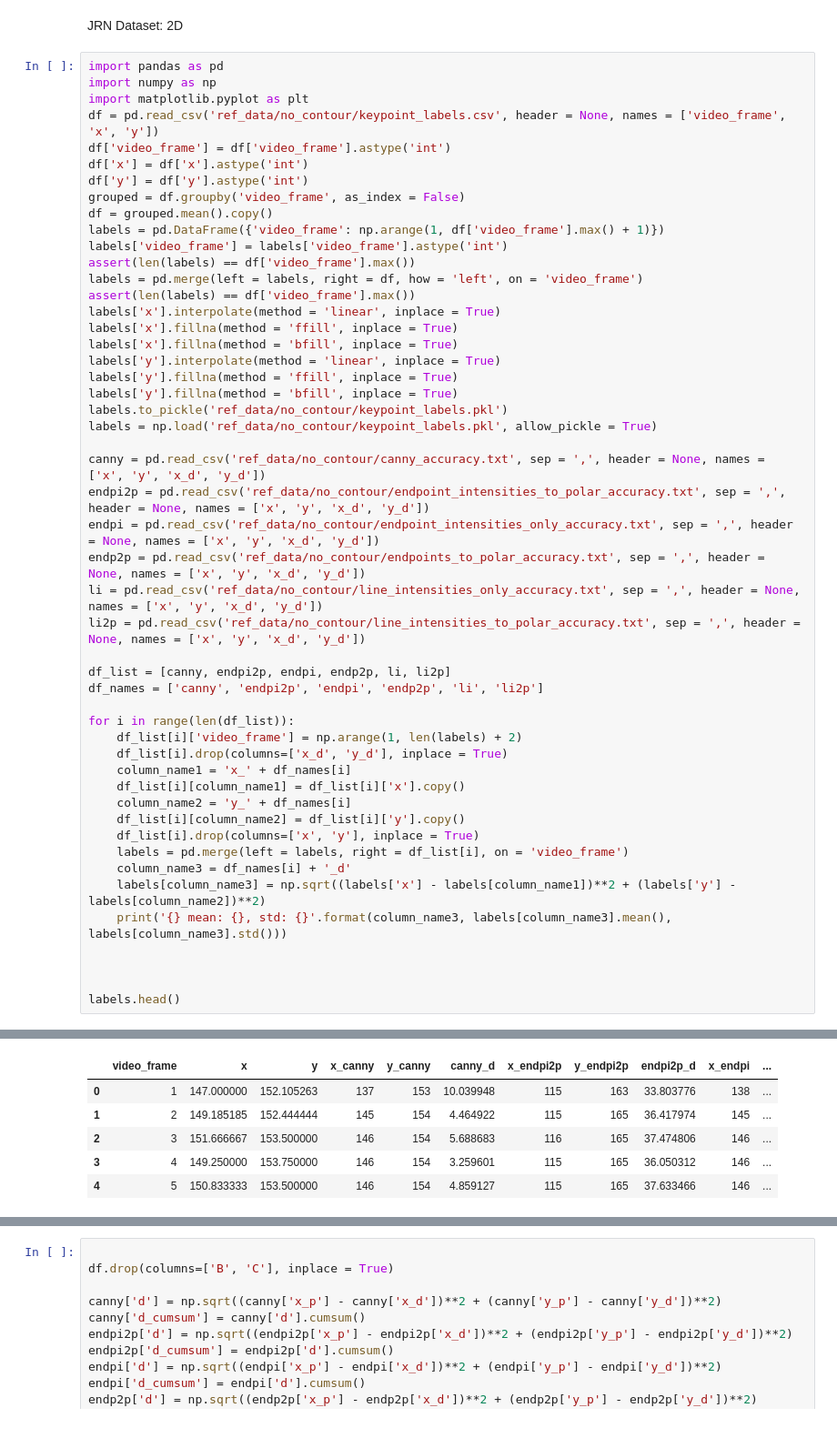
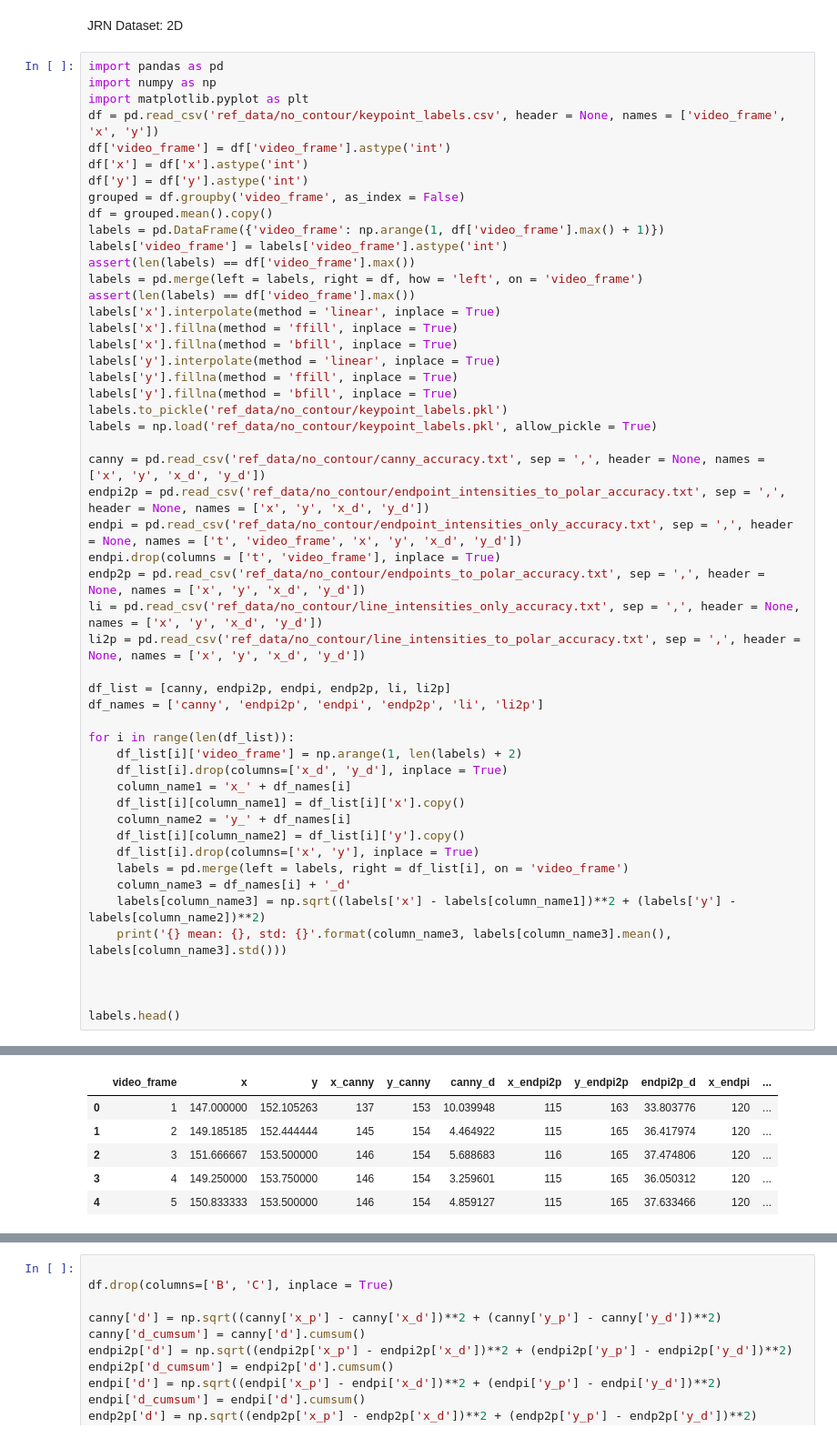
Before and after one commit to ucsdarclab/surgical_tool_tracking, a Jupyter notebook: kornia_dev/ICRA24.ipynb, the cells around one changed output, grey strips where cells are left out. Shown at 91% size. Saved outputs shown, nothing was run; the diff lists cells and outputs as text.

```diff
--- a/kornia_dev/ICRA24.ipynb
+++ b/kornia_dev/ICRA24.ipynb
@@ -80,7 +123,8 @@ labels = np.load('ref_data/no_contour/keypoint_labels.pkl', allow_pickle = True)
 
 canny = pd.read_csv('ref_data/no_contour/canny_accuracy.txt', sep = ',', header = None, names = ['x', 'y', 'x_d', 'y_d'])
 endpi2p = pd.read_csv('ref_data/no_contour/endpoint_intensities_to_polar_accuracy.txt', sep = ',', header = None, names = ['x', 'y', 'x_d', 'y_d'])
-endpi = pd.read_csv('ref_data/no_contour/endpoint_intensities_only_accuracy.txt', sep = ',', header = None, names = ['x', 'y', 'x_d', 'y_d'])
+endpi = pd.read_csv('ref_data/no_contour/endpoint_intensities_only_accuracy.txt', sep = ',', header = None, names = ['t', 'video_frame', 'x', 'y', 'x_d', 'y_d'])
+endpi.drop(columns = ['t', 'video_frame'], inplace = True)
 endp2p = pd.read_csv('ref_data/no_contour/endpoints_to_polar_accuracy.txt', sep = ',', header = None, names = ['x', 'y', 'x_d', 'y_d'])
 li = pd.read_csv('ref_data/no_contour/line_intensities_only_accuracy.txt', sep = ',', header = None, names = ['x', 'y', 'x_d', 'y_d'])
 li2p = pd.read_csv('ref_data/no_contour/line_intensities_to_polar_accuracy.txt', sep = ',', header = None, names = ['x', 'y', 'x_d', 'y_d'])
@@ -111,12 +155,12 @@ endpi_d mean: 20.167753193409922, std: 12.713213872101615
 endp2p_d mean: 26.94601080275629, std: 17.17348376783009
 li_d mean: 30.391656688402975, std: 19.288853067521835
 li2p_d mean: 23.873805366680497, std: 11.783180420075956
 |  | video_frame | x | y | x_canny | y_canny | canny_d | x_endpi2p | y_endpi2p | endpi2p_d | x_endpi | ... |
-| 0 | 1 | 147.000000 | 152.105263 | 137 | 153 | 10.039948 | 115 | 163 | 33.803776 | 138 | ... |
-| 1 | 2 | 149.185185 | 152.444444 | 145 | 154 | 4.464922 | 115 | 165 | 36.417974 | 145 | ... |
-| 2 | 3 | 151.666667 | 153.500000 | 146 | 154 | 5.688683 | 116 | 165 | 37.474806 | 146 | ... |
-| 3 | 4 | 149.250000 | 153.750000 | 146 | 154 | 3.259601 | 115 | 165 | 36.050312 | 146 | ... |
-| 4 | 5 | 150.833333 | 153.500000 | 146 | 154 | 4.859127 | 115 | 165 | 37.633466 | 146 | ... |
+| 0 | 1 | 147.000000 | 152.105263 | 137 | 153 | 10.039948 | 115 | 163 | 33.803776 | 120 | ... |
+| 1 | 2 | 149.185185 | 152.444444 | 145 | 154 | 4.464922 | 115 | 165 | 36.417974 | 120 | ... |
+| 2 | 3 | 151.666667 | 153.500000 | 146 | 154 | 5.688683 | 116 | 165 | 37.474806 | 120 | ... |
+| 3 | 4 | 149.250000 | 153.750000 | 146 | 154 | 3.259601 | 115 | 165 | 36.050312 | 120 | ... |
+| 4 | 5 | 150.833333 | 153.500000 | 146 | 154 | 4.859127 | 115 | 165 | 37.633466 | 120 | ... |
 5 rows × 21 columns
 # %%
 
```
Also changed, not shown: parts of 4 cells of this notebook.
